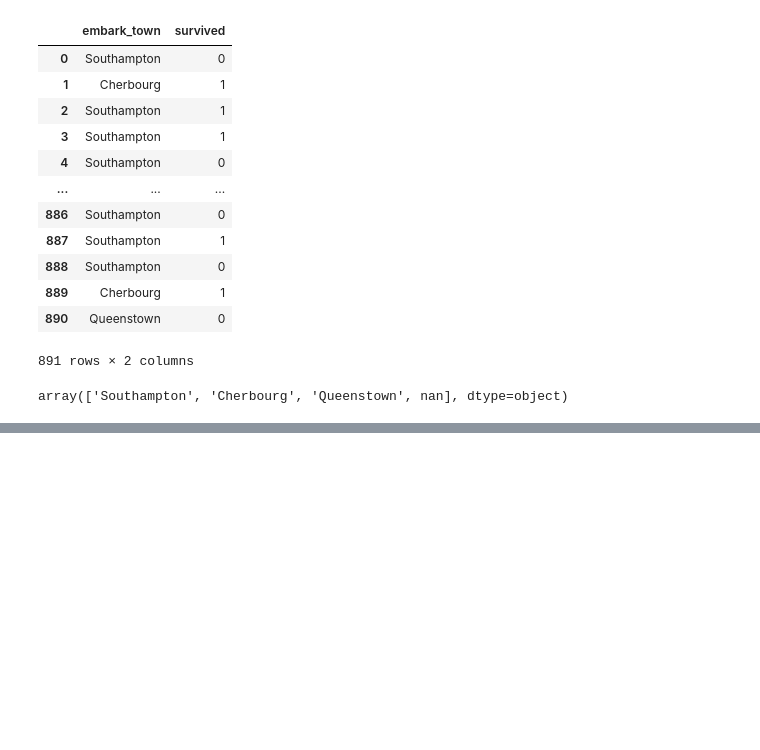
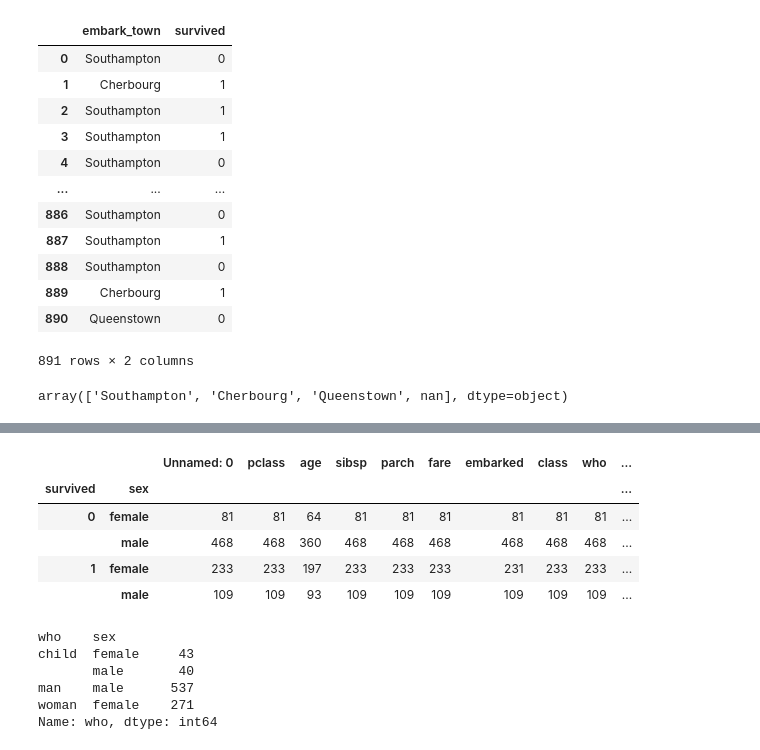
Before and after one commit to UzairHussain193/DataScience_with_Python, a Jupyter notebook: Chilla_2023/Pandas_D9/pandas_09.ipynb, the cells around one changed output, grey strips where cells are left out. Saved outputs shown, nothing was run; the diff lists cells and outputs as text; code cells hidden in the pictures; blank space fills up the shorter version.

```diff
--- a/Chilla_2023/Pandas_D9/pandas_09.ipynb
+++ b/Chilla_2023/Pandas_D9/pandas_09.ipynb
@@ -196,0 +262,22 @@ NaN stands for "Not a Number". It is a special floating-point value that indicat
+# %%
+# count the numbers of survived = 2 groups by sex (male or female)?
+df.groupby(['survived','sex']).count()
+
+# then we get that 109 male and 233 females survived, whereas 80 female,468 male died. (true feminism)
+# %% [output]
+|  |  | Unnamed: 0 | pclass | age | sibsp | parch | fare | embarked | class | who | ... |
+| survived | sex |  |  |  |  |  |  |  |  |  | ... |
+| 0 | female | 81 | 81 | 64 | 81 | 81 | 81 | 81 | 81 | 81 | ... |
+|  | male | 468 | 468 | 360 | 468 | 468 | 468 | 468 | 468 | 468 | ... |
+| 1 | female | 233 | 233 | 197 | 233 | 233 | 233 | 231 | 233 | 233 | ... |
+|  | male | 109 | 109 | 93 | 109 | 109 | 109 | 109 | 109 | 109 | ... |
+# %%
+# df.groupby(['survived','sex'])['survived'].count()
+df.groupby(['who','sex'])['who'].count()
+# %% [output]
+who    sex
+child  female     43
+       male       40
+man    male      537
+woman  female    271
+Name: who, dtype: int64
```
Also changed, not shown: parts of 7 cells of this notebook.
